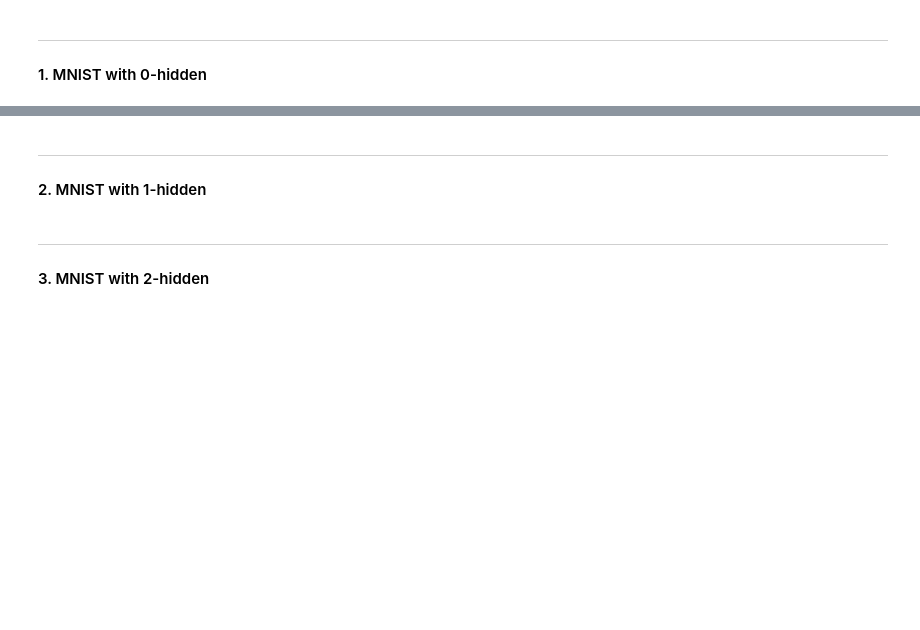
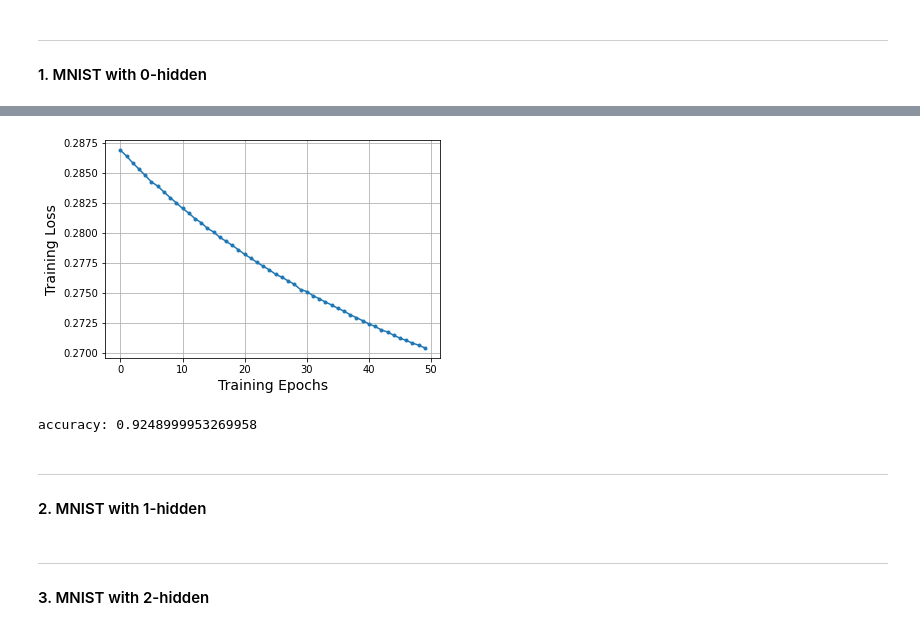
Before and after one commit to sergienko4/deep-learing, a Jupyter notebook: ex2.ipynb, the cells around one changed output, grey strips where cells are left out. Drawn from its saved outputs; the diff is of its cells as text; code cells hidden in the pictures; blank space fills up the shorter version.

```diff
--- a/ex2.ipynb
+++ b/ex2.ipynb
@@ -139,3 +199,15 @@ for i in range(50):
+# %%
+plt.plot(history.history['loss'],'.-')
+plt.xlabel('Training Epochs',fontsize=14)
+plt.ylabel('Training Loss',fontsize=14)
+plt.grid()
+plt.show()
+# %% [output]
+[figure, added]
+# %%
+print('accuracy:', history.history['accuracy'][-1])
+# %% [output]
+accuracy: 0.9248999953269958
 # %% [markdown]
 ***
 #### 2. MNIST with 1-hidden
```
Also changed, not shown: parts of 9 cells of this notebook.
